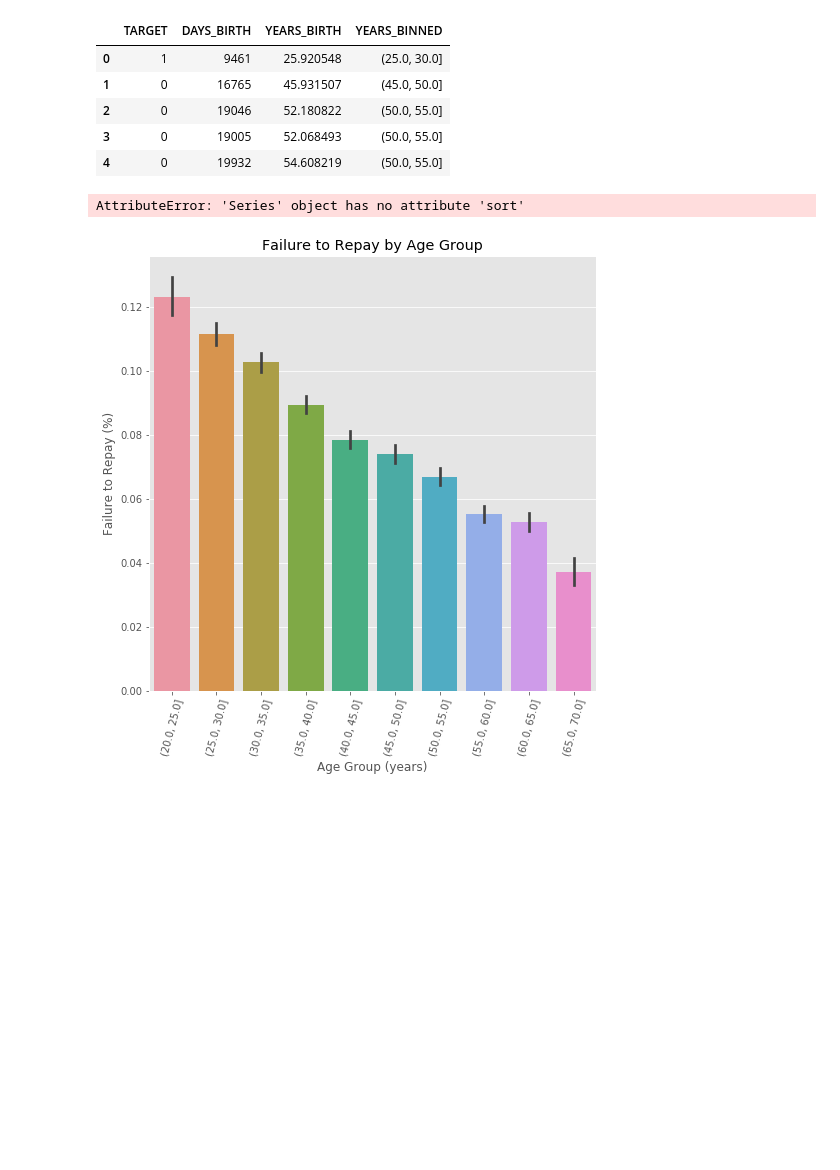
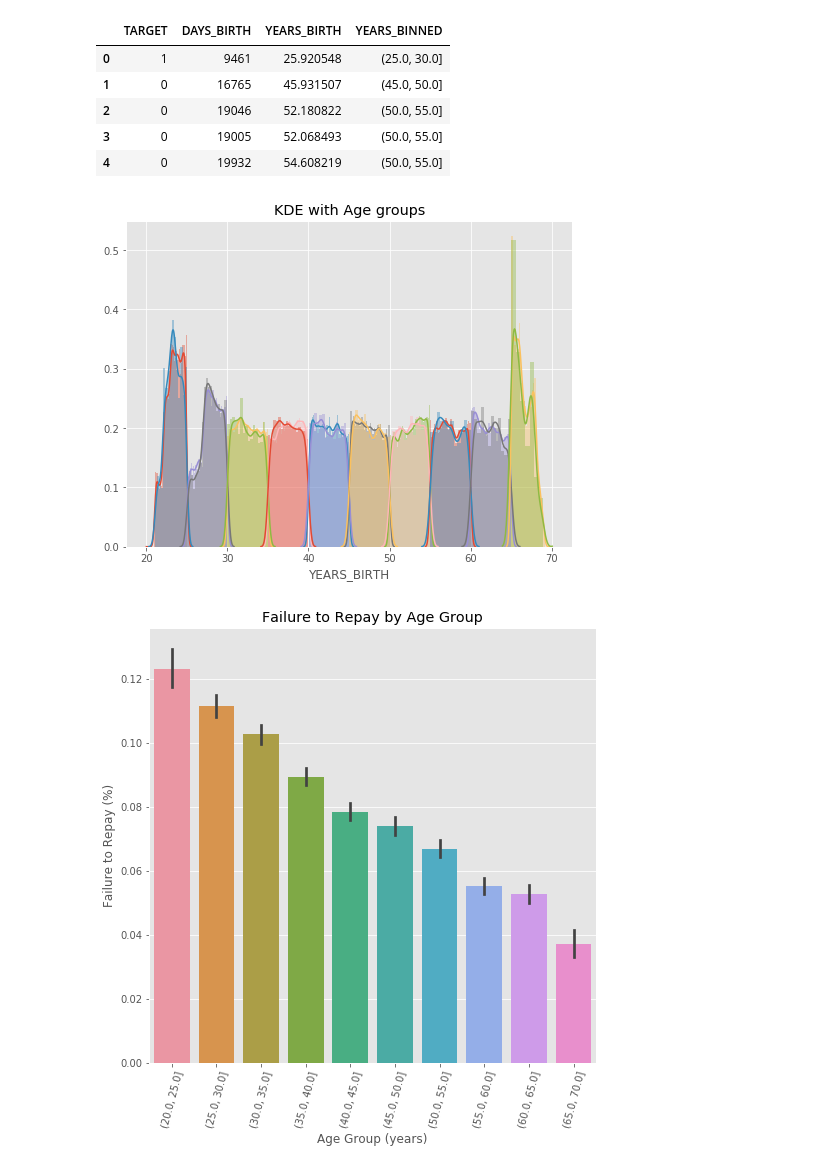
Before and after one commit to Ellie219/ML100Days, a Jupyter notebook: homework/Day_016_HW.ipynb, the cells around one changed output. Drawn from its saved outputs; the diff is of its cells as text; code cells hidden in the pictures; blank space fills up the shorter version.

```diff
--- a/homework/Day_016_HW.ipynb
+++ b/homework/Day_016_HW.ipynb
@@ -82,21 +82,21 @@ Name: YEARS_BINNED, dtype: int64
 # %%
 # 繪圖前先排序 / 分組
 """
 Your Code Here
 """
-year_group_sorted = age_data['YEARS_BINNED'].sort()
+year_group_sorted = np.sort(age_data['YEARS_BINNED'].unique())
 
 plt.figure(figsize=(8,6))
 for i in range(len(year_group_sorted)):
     sns.distplot(age_data.loc[(age_data['YEARS_BINNED'] == year_group_sorted[i]) & \
                               (age_data['TARGET'] == 0), 'YEARS_BIRTH'], label = str(year_group_sorted[i]))
 
     sns.distplot(age_data.loc[(age_data['YEARS_BINNED'] == year_group_sorted[i]) & \
                               (age_data['TARGET'] == 1), 'YEARS_BIRTH'], label = str(year_group_sorted[i]))
 plt.title('KDE with Age groups')
 plt.show()
 # %% [output]
-AttributeError: 'Series' object has no attribute 'sort'
+[figure, added]
 # %%
 # 計算每個年齡區間的 Target、DAYS_BIRTH與 YEARS_BIRTH 的平均值
 age_groups  = age_data.groupby('YEARS_BINNED').mean()
```
Also changed, not shown: parts of 1 cell of this notebook.
